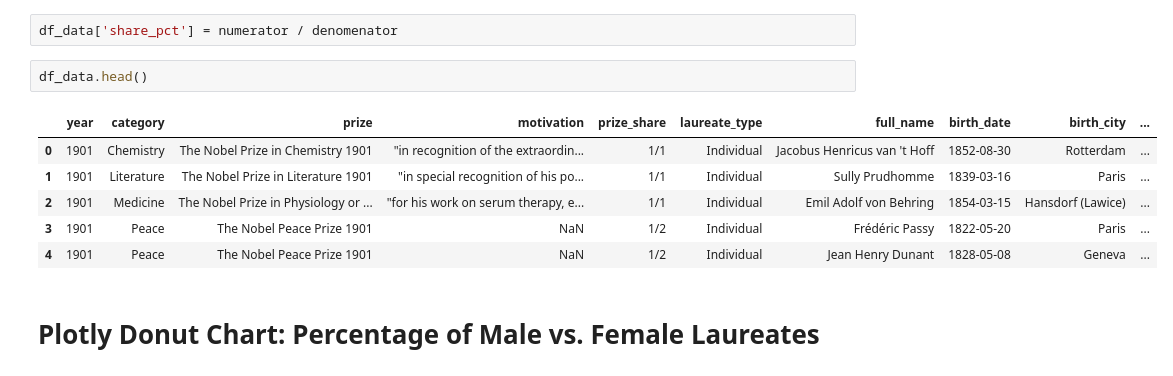
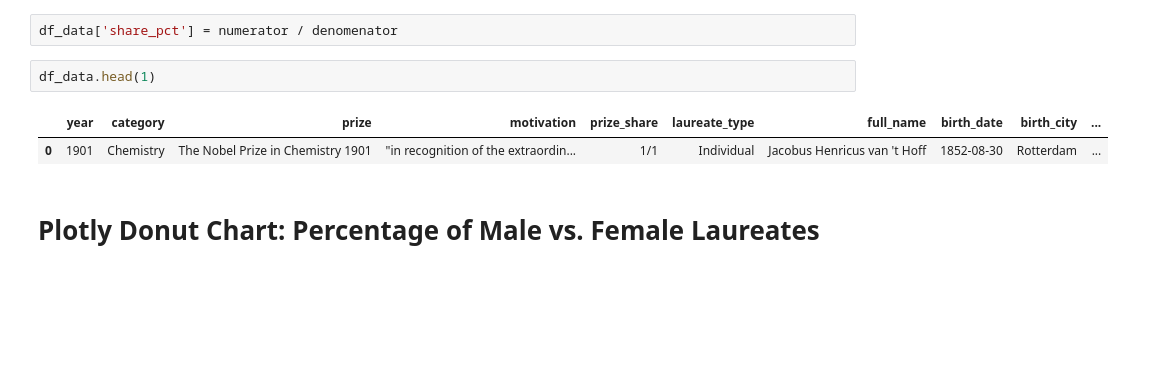
Before and after one commit to TahaThinks/DataScienceProjects2024, a Jupyter notebook: Nobel_Prize_Analysis_(start).ipynb, the cells around one changed output. Saved outputs shown, nothing was run; the diff lists cells and outputs as text; blank space fills up the shorter version.

```diff
--- a/Nobel_Prize_Analysis_(start).ipynb
+++ b/Nobel_Prize_Analysis_(start).ipynb
@@ -188,14 +186,10 @@ denomenator = pd.to_numeric(seperated_values[1])
 # %%
 df_data['share_pct'] = numerator / denomenator
 # %%
-df_data.head()
+df_data.head(1)
 # %% [output]
 |  | year | category | prize | motivation | prize_share | laureate_type | full_name | birth_date | birth_city | ... |
 | 0 | 1901 | Chemistry | The Nobel Prize in Chemistry 1901 | "in recognition of the extraordin... | 1/1 | Individual | Jacobus Henricus van 't Hoff | 1852-08-30 | Rotterdam | ... |
-| 1 | 1901 | Literature | The Nobel Prize in Literature 1901 | "in special recognition of his po... | 1/1 | Individual | Sully Prudhomme | 1839-03-16 | Paris | ... |
-| 2 | 1901 | Medicine | The Nobel Prize in Physiology or ... | "for his work on serum therapy, e... | 1/1 | Individual | Emil Adolf von Behring | 1854-03-15 | Hansdorf (Lawice) | ... |
-| 3 | 1901 | Peace | The Nobel Peace Prize 1901 | NaN | 1/2 | Individual | Frédéric Passy | 1822-05-20 | Paris | ... |
-| 4 | 1901 | Peace | The Nobel Peace Prize 1901 | NaN | 1/2 | Individual | Jean Henry Dunant | 1828-05-08 | Geneva | ... |
 # %% [markdown]
 # Plotly Donut Chart: Percentage of Male vs. Female Laureates
 # %% [markdown]
```
Also changed, not shown: parts of 8 cells of this notebook.
